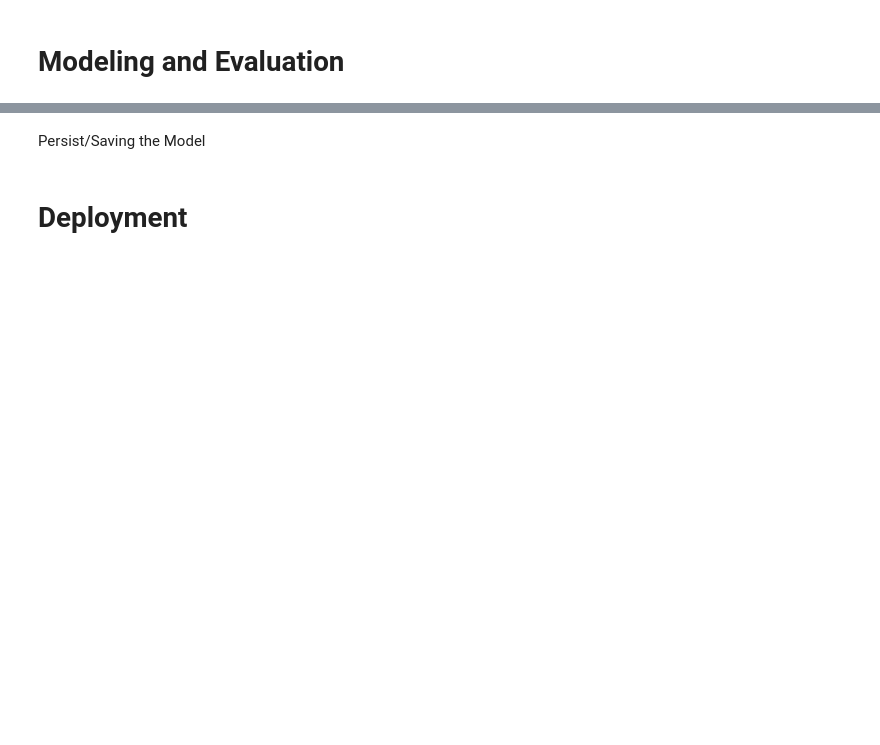
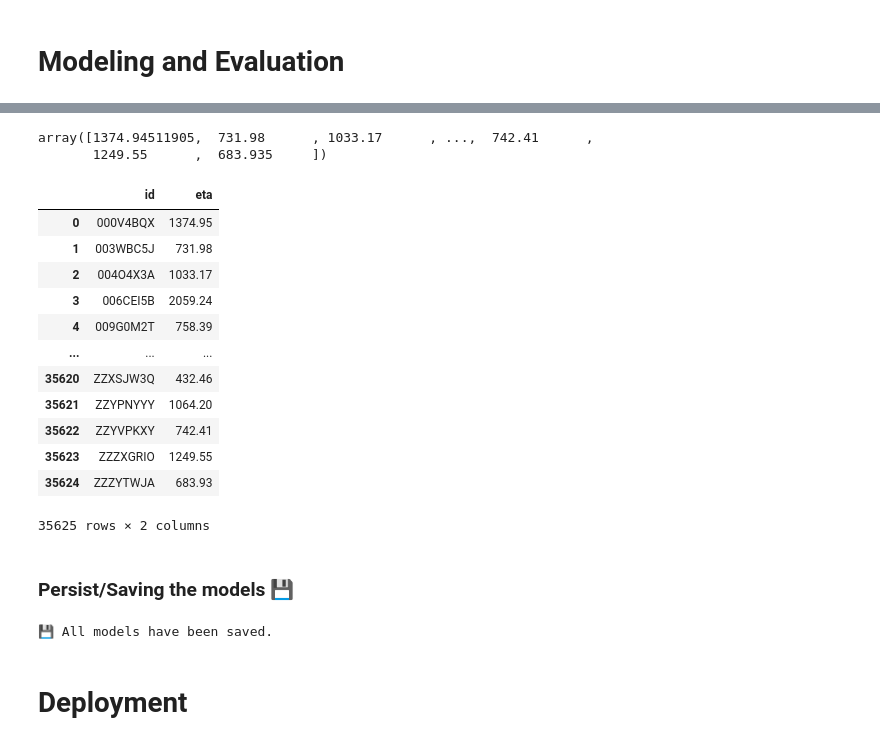
Before and after one commit to valiantezabuku/Yassir-ETA-Prediction-Challenge-For-Azubian-Team-Curium, a Jupyter notebook: Notebooks/ETA.ipynb, the cells around one changed output, grey strips where cells are left out. Cells and saved outputs as stored; diff of their text form; code cells hidden in the pictures; blank space fills up the shorter version.

```diff
--- a/Notebooks/ETA.ipynb
+++ b/Notebooks/ETA.ipynb
@@ -823,9 +898,9 @@ Divide the Dataset into X and y variables
 X = train_df.drop('eta', axis=1)
 y = train_df['eta']
 
-X_train,X_test,y_train,y_test = train_test_split(X, y, test_size=20, random_state=42)
+X_train,X_test,y_train,y_test = train_test_split(X, y, test_size=0.20, random_state=42)
 # %% [markdown]
 Preparing Pipelines
 # %%
-numerical_columns = X.select_dtypes('number').columns
-numerical_columns
+numerical_features = X.select_dtypes('number').columns
+numerical_features
@@ -844,3 +935,17 @@ preprocessor.fit_transform(X_train)
 # %% [markdown]
 # Modeling and Evaluation
+# %%
+random_state = 2024
+n_jobs = -1
+verbose = 0
+
+models = [
+    AdaBoostRegressor(random_state=random_state),
+    DecisionTreeRegressor(random_state=random_state),
+    GradientBoostingRegressor(random_state=random_state, verbose=verbose),
+    HistGradientBoostingRegressor(random_state=random_state, verbose=verbose),
+    LinearRegression(n_jobs=n_jobs),
+    RandomForestRegressor(random_state=random_state, n_jobs=n_jobs, verbose=verbose),
+    XGBRegressor(random_state=random_state, n_jobs=n_jobs, verbose=verbose),
+]
 # %%
@@ -917,12 +1071,28 @@ test_df.head()
 # %%
-# eta_pred = best_model.predict(test_df)
+eta_pred = best_model.predict(test_df)
+eta_pred
+# %% [output]
+array([1374.94511905,  731.98      , 1033.17      , ...,  742.41      ,
+       1249.55      ,  683.935     ])
 # %%
-# submission_df = pd.DataFrame(
-#     {
-#         'id': test_df['id'],
-#         'eta': eta_pred
-#     }
-# )
-# submission_df
+submission_df = pd.DataFrame(
+    {
+        'id': test_df['id'],
+        'eta': eta_pred
+    }
+)
+submission_df
+# %% [output]
+|  | id | eta |
+| 0 | 000V4BQX | 1374.95 |
+| 1 | 003WBC5J | 731.98 |
+| 2 | 004O4X3A | 1033.17 |
+| 3 | 006CEI5B | 2059.24 |
+| 4 | 009G0M2T | 758.39 |
+| ... | ... | ... |
+| 35620 | ZZXSJW3Q | 432.46 |
+| 35621 | ZZYPNYYY | 1064.20 |
+| 35622 | ZZYVPKXY | 742.41 |
+| 35623 | ZZZXGRIO | 1249.55 |
+| 35624 | ZZZYTWJA | 683.93 |
+35625 rows × 2 columns
-# %% [markdown]
-Persist/Saving the Model
@@ -929,5 +1110,19 @@ Persist/Saving the Model
+# %% [markdown]
+### Persist/Saving the models 💾
 # %%
 # for model_name, model in {**all_stat_models, **all_pipelines}.items():
 #     joblib.dump(model,f'./Trained models/{model_name}.joblib')
+# %%
+# Models
+compdir = Path.cwd().parent / "Models"
+for model_name, pipeline in all_pipelines.items():
+    filename = f'{model_name}.joblib'
+    filepath = compdir / filename
+    joblib.dump(pipeline, filepath)
+
+
+print('💾 All models have been saved.')
+# %% [output]
+💾 All models have been saved.
 # %% [markdown]
 # Deployment
```
Also changed, not shown: parts of 33 cells of this notebook.
